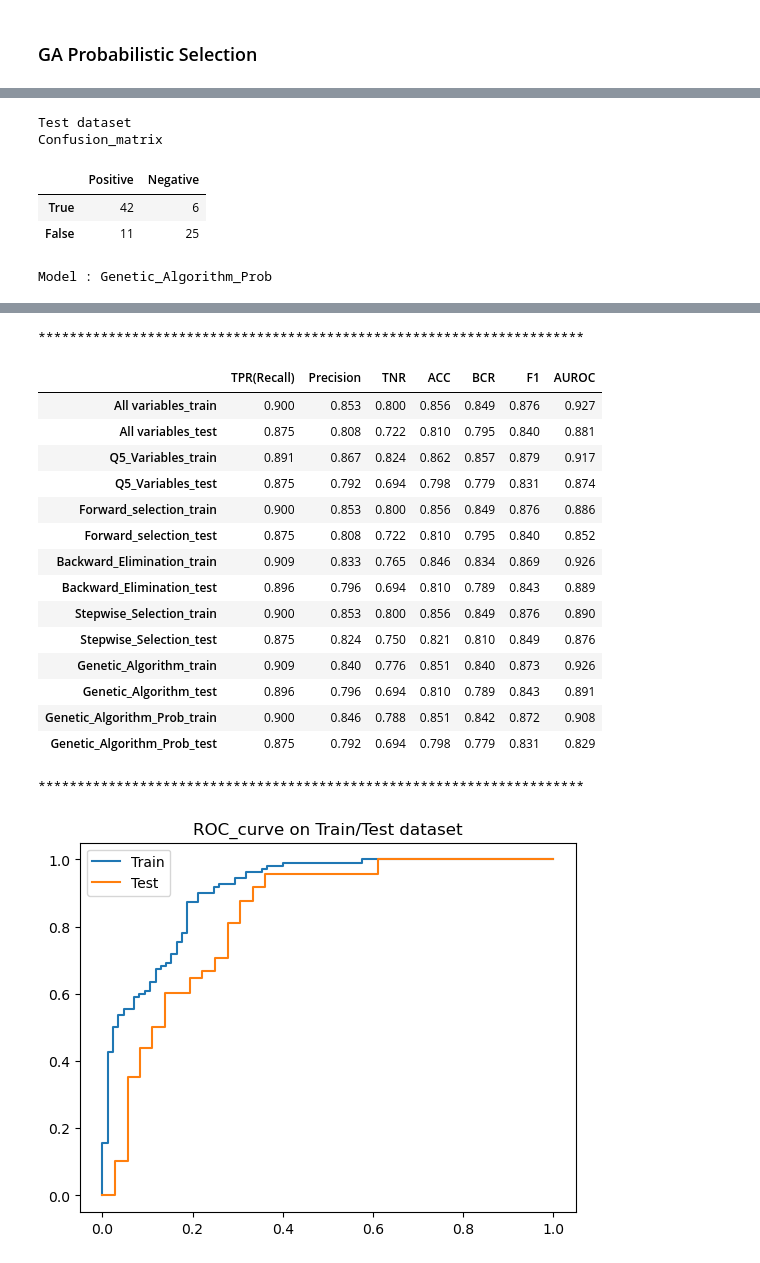
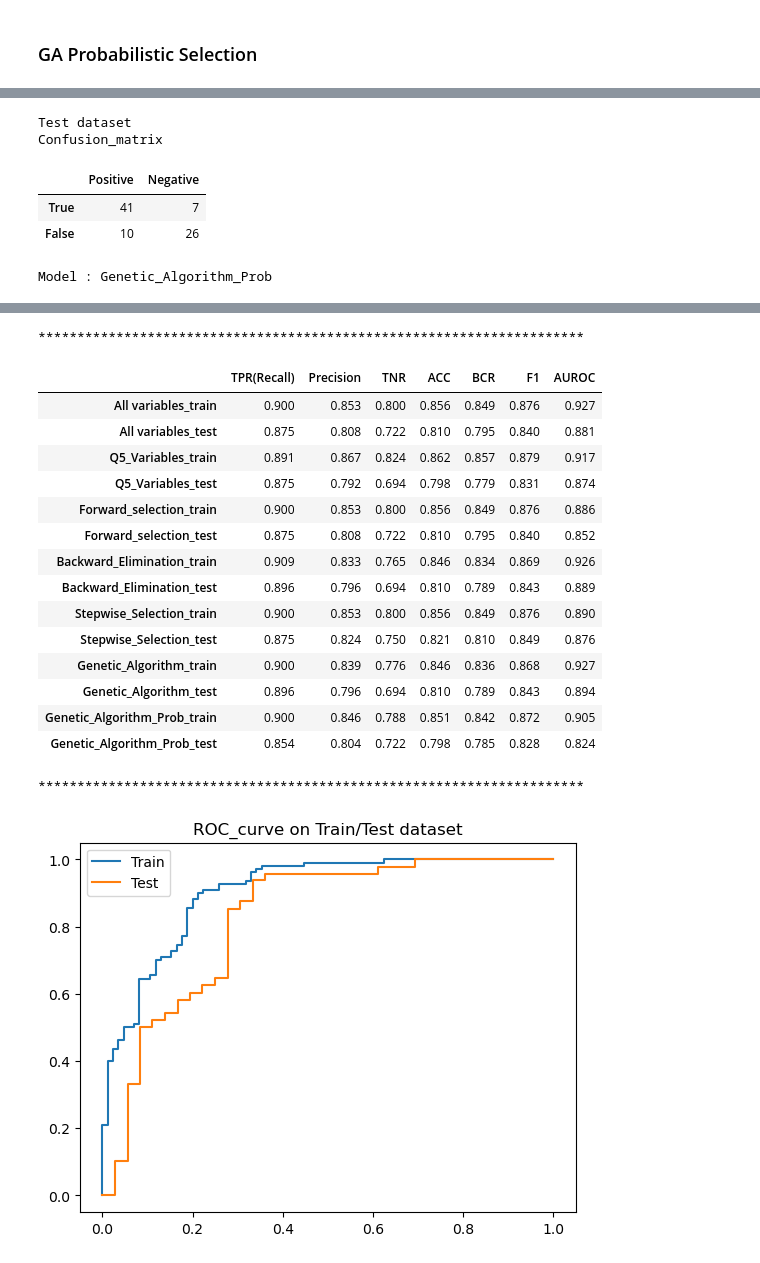
Before and after one commit to umkiyoung/MultivariateAnalysis, a Jupyter notebook: Assignments/Assignment_2/LogisticRegression_heart.ipynb, the cells around one changed output, grey strips where cells are left out. Drawn from its saved outputs; the diff is of its cells as text; code cells hidden in the pictures.

```diff
--- a/Assignments/Assignment_2/LogisticRegression_heart.ipynb
+++ b/Assignments/Assignment_2/LogisticRegression_heart.ipynb
@@ -1654,15 +1735,15 @@ class GeneticAlgorithm(object):
 
     def fitness_score(self, model, population:list, X_train:Union[np.array,pd.DataFrame],Y_train:Union[np.array,pd.DataFrame]):
         scores = []
+        models = []
         for chromosome in population:
             model.fit(X_train.iloc[:,chromosome],Y_train)
-            # 수정된 부분
-            AUROC = auroc_dtframe_init(model, X_train.iloc[:,chromosome],Y_train)
-            score = round(np.sum((AUROC['TPR'])*(AUROC['FPR']-AUROC['FPR'].shift())),3)
+            models.append(model)
+            score = auroc_score(auroc_dtframe_init(model, X_train.iloc[:,chromosome],Y_train))
             scores.append(score)
-        scores, population = np.array(scores), np.array(population)
+        scores, models, population = np.array(scores), np.array(models), np.array(population)
         inds = np.argsort(scores)
-        return list(scores[inds][::-1]), list(population[inds,:][::-1])
+        return list(scores[inds][::-1]), list(models[inds][::-1]), list(population[inds,:][::-1])
 
     def selection(self,pop_after_fit,n_parents):
         population_nextgen = []
@@ -1704,10 +1785,10 @@ class GeneticAlgorithm(object):
         best_score= []
         population_nextgen = self.initialization_of_population(self.population_size, self.n_feat, self.init_rate)
         for i in range(self.n_gen):
-            scores, pop_after_fit = self.fitness_score(self.model, population_nextgen, x_trn, y_trn)
-            best_chromo.append(pop_after_fit[0])
+            scores, models, pop_after_fit = self.fitness_score(self.model, population_nextgen, x_trn, y_trn)
+            best_chromo.append(models[0].feature_names_in_)
             best_score.append(scores[0])
-            print('Best score(Training) in generation',i+1,':',scores[:1]) #2
+            print('Best score(Training) in generation',i+1,':',scores[0]) #2
             pop_after_sel = self.selection(pop_after_fit,self.n_parents)
             pop_after_cross = self.crossover(pop_after_sel,self.crossover_rate)
             population_nextgen = self.mutation(pop_after_cross, self.mutation_rate, self.n_feat)
@@ -1759,7 +1840,7 @@ bestchromo,bestscores = GA.fit(x_trn,y_trn)
 end_time = time.time()
 #수정 필요한 부분
 print("Dimensionality Reduction Time for Genetic Algorithm : %.3f" %(end_time-start_time))
-features_dict['Genetic Algorithm'] = genetic_features =np.array(feature_names)[bestchromo[np.argmax(bestscores)]].tolist()
+features_dict['Genetic Algorithm'] = genetic_features =bestchromo[np.argmax(bestscores)].tolist()
 print("선택된 Column : ", genetic_features)
 x_trn = x_trn[genetic_features]
 x_tst = x_tst[genetic_features]
@@ -1773,8 +1854,8 @@ print("Training time : %.3f" %(end_time-start_time))
 logit_pvalue(full_model, x_trn, genetic_features)
 
 AUROC_trn, AUROC_tst = auroc(full_model,x_trn,x_tst,y_trn,y_tst)
-trn_AUROC_Score = round(np.sum((AUROC_trn['TPR'])*(AUROC_trn['FPR']-AUROC_trn['FPR'].shift())),3)
-tst_AUROC_Score = round(np.sum((AUROC_tst['TPR'])*(AUROC_tst['FPR']-AUROC_tst['FPR'].shift())),3)
+trn_AUROC_Score = round(auroc_score(AUROC_trn),3)
+tst_AUROC_Score = round(auroc_score(AUROC_tst),3)
 AUROC_curve(AUROC_trn,AUROC_tst)
 
 y_pred_train = full_model.predict(x_trn)
@@ -1986,14 +2052,18 @@ for i in population_size:
             }
             GA = GeneticAlgorithm(**genetic_config)
             bestchromo,bestscores = GA.fit(x_trn,y_trn)
-            features_dict[f'Genetic Algorithm {i}, {j}, {k}'] = genetic_features =np.array(feature_names)[bestchromo[np.argmax(bestscores)]].tolist()
+            features_dict[f'Genetic Algorithm {i}, {j}, {k}'] =genetic_features =bestchromo[np.argmax(bestscores)].tolist()
             print(f"{i},{j},{k} 에서 선택된 Column : ", genetic_features)
             x_trn = x_trn[genetic_features]
             x_tst = x_tst[genetic_features]
+
+
             full_model = full_model.fit(x_trn,y_trn)
+
             AUROC_trn, AUROC_tst = auroc(full_model,x_trn,x_tst,y_trn,y_tst)
-            trn_AUROC_Score = round(np.sum((AUROC_trn['TPR'])*(AUROC_trn['FPR']-AUROC_trn['FPR'].shift())),3)
-            tst_AUROC_Score = round(np.sum((AUROC_tst['TPR'])*(AUROC_tst['FPR']-AUROC_tst['FPR'].shift())),3)
+            trn_AUROC_Score = round(auroc_score(AUROC_trn),3)
+            tst_AUROC_Score = round(auroc_score(AUROC_tst),3)
+
             y_pred_train = full_model.predict(x_trn)
             y_pred = full_model.predict(x_tst)
             print(f"Train dataset, {i}, {j}, {k}")
@@ -2129,10 +2205,10 @@ class GeneticAlgorithmProbabilistic(GeneticAlgorithm):
         best_score= []
         population_nextgen = self.initialization_of_population(self.population_size, self.n_feat, self.init_rate)
         for i in range(self.n_gen):
-            scores, pop_after_fit = self.fitness_score(self.model, population_nextgen, x_trn, y_trn)
-            best_chromo.append(pop_after_fit[0])
+            scores, models, pop_after_fit = self.fitness_score(self.model, population_nextgen, x_trn, y_trn)
+            best_chromo.append(models[0].feature_names_in_)
             best_score.append(scores[0])
-            print('Best score(Training) in generation',i+1,':',scores[:1]) #2
+            print('Best score(Training) in generation',i+1,':',scores[0]) #2
             pop_after_sel = self.selection(scores, pop_after_fit,self.n_parents)
             pop_after_cross = self.crossover(pop_after_sel,self.crossover_rate)
             population_nextgen = self.mutation(pop_after_cross, self.mutation_rate, self.n_feat)
@@ -2181,11 +2257,10 @@ genetic_config={
 GA = GeneticAlgorithmProbabilistic(**genetic_config)
 start_time = time.time()
 bestchromo,bestscores = GA.fit(x_trn,y_trn)
-print(bestchromo, bestscores)
 end_time = time.time()
 #수정 필요한 부분
 print("Dimensionality Reduction Time for Genetic Algorithm Probabilistic: %.3f" %(end_time-start_time))
-features_dict['Genetic Algorithm Prob'] = genetic_features =np.array(feature_names)[bestchromo[np.argmax(bestscores)]].tolist()
+features_dict['Genetic Algorithm Prob'] = genetic_features =bestchromo[np.argmax(bestscores)].tolist()
 print("선택된 Column : ", genetic_features)
 x_trn = x_trn[genetic_features]
 x_tst = x_tst[genetic_features]
@@ -2199,8 +2274,8 @@ print("Training time : %.3f" %(end_time-start_time))
 logit_pvalue(full_model, x_trn, genetic_features)
 
 AUROC_trn, AUROC_tst = auroc(full_model,x_trn,x_tst,y_trn,y_tst)
-trn_AUROC_Score = round(np.sum((AUROC_trn['TPR'])*(AUROC_trn['FPR']-AUROC_trn['FPR'].shift())),3)
-tst_AUROC_Score = round(np.sum((AUROC_tst['TPR'])*(AUROC_tst['FPR']-AUROC_tst['FPR'].shift())),3)
+trn_AUROC_Score = round(auroc_score(AUROC_trn),3)
+tst_AUROC_Score = round(auroc_score(AUROC_tst),3)
 AUROC_curve(AUROC_trn,AUROC_tst)
 
 y_pred_train = full_model.predict(x_trn)
@@ -2251,7 +2318,7 @@ Confusion_matrix
 Test dataset
 Confusion_matrix
 |  | Positive | Negative |
-| True | 42 | 6 |
-| False | 11 | 25 |
+| True | 41 | 7 |
+| False | 10 | 26 |
 Model : Genetic_Algorithm_Prob
 |  | features | coefs |
@@ -2270,18 +2335,18 @@ Model : Genetic_Algorithm_Prob
 **********************************************************************
 |  | TPR(Recall) | Precision | TNR | ACC | BCR | F1 | AUROC |
 | All variables_train | 0.900 | 0.853 | 0.800 | 0.856 | 0.849 | 0.876 | 0.927 |
 | All variables_test | 0.875 | 0.808 | 0.722 | 0.810 | 0.795 | 0.840 | 0.881 |
 | Q5_Variables_train | 0.891 | 0.867 | 0.824 | 0.862 | 0.857 | 0.879 | 0.917 |
 | Q5_Variables_test | 0.875 | 0.792 | 0.694 | 0.798 | 0.779 | 0.831 | 0.874 |
 | Forward_selection_train | 0.900 | 0.853 | 0.800 | 0.856 | 0.849 | 0.876 | 0.886 |
 | Forward_selection_test | 0.875 | 0.808 | 0.722 | 0.810 | 0.795 | 0.840 | 0.852 |
 | Backward_Elimination_train | 0.909 | 0.833 | 0.765 | 0.846 | 0.834 | 0.869 | 0.926 |
 | Backward_Elimination_test | 0.896 | 0.796 | 0.694 | 0.810 | 0.789 | 0.843 | 0.889 |
 | Stepwise_Selection_train | 0.900 | 0.853 | 0.800 | 0.856 | 0.849 | 0.876 | 0.890 |
 | Stepwise_Selection_test | 0.875 | 0.824 | 0.750 | 0.821 | 0.810 | 0.849 | 0.876 |
-| Genetic_Algorithm_train | 0.909 | 0.840 | 0.776 | 0.851 | 0.840 | 0.873 | 0.926 |
-| Genetic_Algorithm_test | 0.896 | 0.796 | 0.694 | 0.810 | 0.789 | 0.843 | 0.891 |
-| Genetic_Algorithm_Prob_train | 0.900 | 0.846 | 0.788 | 0.851 | 0.842 | 0.872 | 0.908 |
-| Genetic_Algorithm_Prob_test | 0.875 | 0.792 | 0.694 | 0.798 | 0.779 | 0.831 | 0.829 |
+| Genetic_Algorithm_train | 0.900 | 0.839 | 0.776 | 0.846 | 0.836 | 0.868 | 0.927 |
+| Genetic_Algorithm_test | 0.896 | 0.796 | 0.694 | 0.810 | 0.789 | 0.843 | 0.894 |
+| Genetic_Algorithm_Prob_train | 0.900 | 0.846 | 0.788 | 0.851 | 0.842 | 0.872 | 0.905 |
+| Genetic_Algorithm_Prob_test | 0.854 | 0.804 | 0.722 | 0.798 | 0.785 | 0.828 | 0.824 |
 **********************************************************************
-[figure, old version]
+[figure, new version]
```
Also changed, not shown: parts of 19 cells of this notebook, 1 other file.
